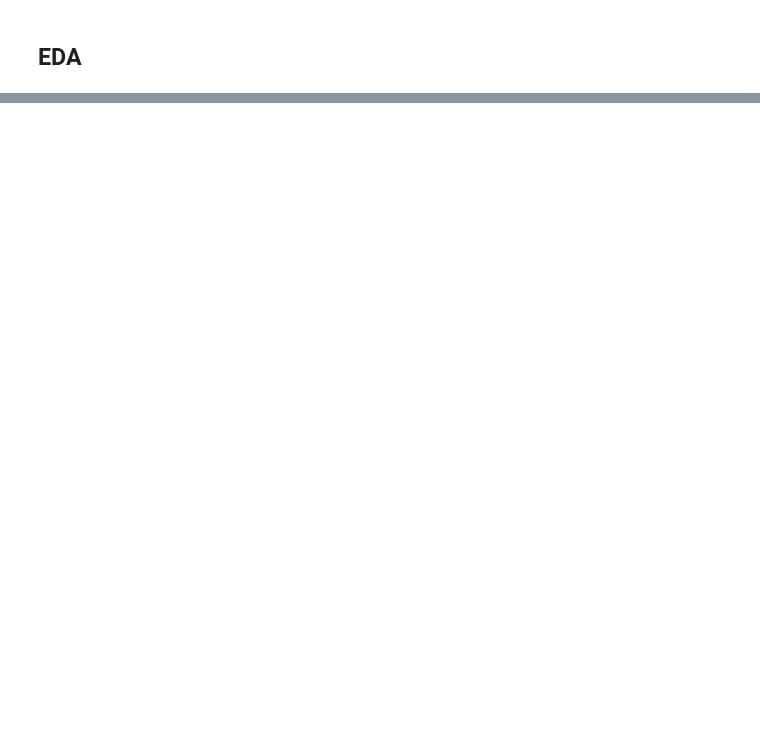
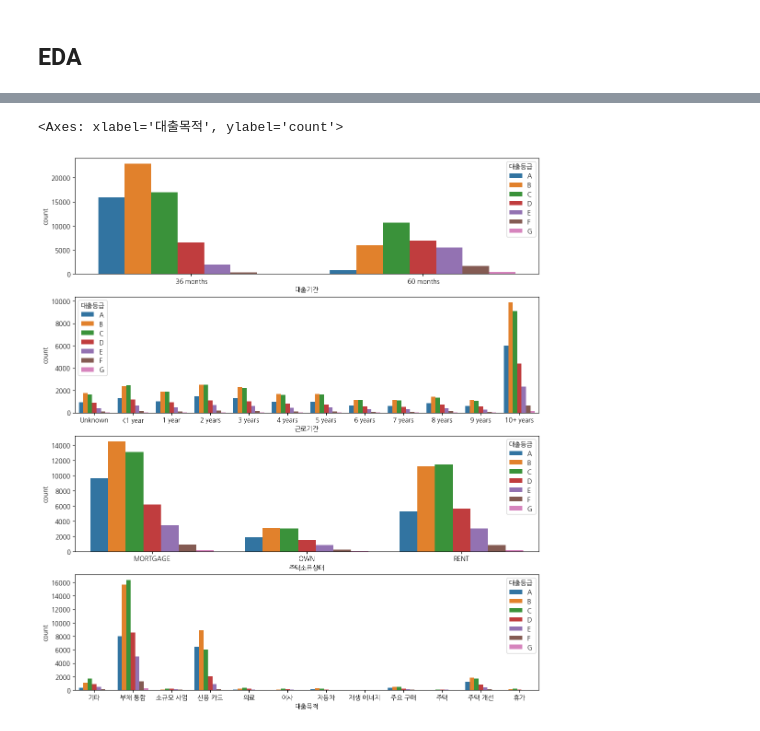
Before and after one commit to J7NU/ML_PRAC_2023_WINTER, a Jupyter notebook: Dacon/고객_대출등급_분류_해커톤/First_Dacon.ipynb, the cells around one changed output, grey strips where cells are left out. Saved outputs shown, nothing was run; the diff lists cells and outputs as text; code cells hidden in the pictures; blank space fills up the shorter version.

```diff
--- a/Dacon/고객_대출등급_분류_해커톤/First_Dacon.ipynb
+++ b/Dacon/고객_대출등급_분류_해커톤/First_Dacon.ipynb
@@ -151,0 +65,3 @@ test_data['근로기간'] = test_data['근로기간'].str.replace('10+years', '1
+# %%
+train_data.drop(train_data[train_data['주택소유상태']=='ANY'].index,inplace=True)
+train_data[train_data['주택소유상태']=='ANY']
@@ -184,0 +97,10 @@ train_data_C[train_data['주택소유상태']=='ANY']
+# %%
+fig, axes = plt.subplots(4, 1, figsize=(13, 15)) # 2x2 형식으로 4개 그래프 동시에 표시
+
+sns.countplot(x = train_data['대출기간'], ax=axes[0],order=sorted(train_data['대출기간'].unique()),hue=train_data['대출등급'],hue_order=sorted(train_data['대출등급'].unique()))#.set_title('대출기간')
+sns.countplot(x = train_data['근로기간'], ax=axes[1],order=['Unknown', '<1 year','1 year', '2 years', '3 years', '4 years', '5 years', '6 years', '7 years', '8 years', '9 years', '10+ years' ],hue=train_data['대출등급'],hue_order=sorted(train_data['대출등급'].unique()))#.set_title('근로기간')
+sns.countplot(x = train_data['주택소유상태'], ax=axes[2],order=sorted(train_data['주택소유상태'].unique()),hue=train_data['대출등급'],hue_order=sorted(train_data['대출등급'].unique()))#.set_title('주택소유상태')
+sns.countplot(x = train_data['대출목적'], ax=axes[3],order=sorted(train_data['대출목적'].unique()),hue=train_data['대출등급'],hue_order=sorted(train_data['대출등급'].unique()))#.set_title('대출목적')
+# %% [output]
+<Axes: xlabel='대출목적', ylabel='count'>
+[figure, added]
```
Also changed, not shown: parts of 21 cells of this notebook, 1 other file.
